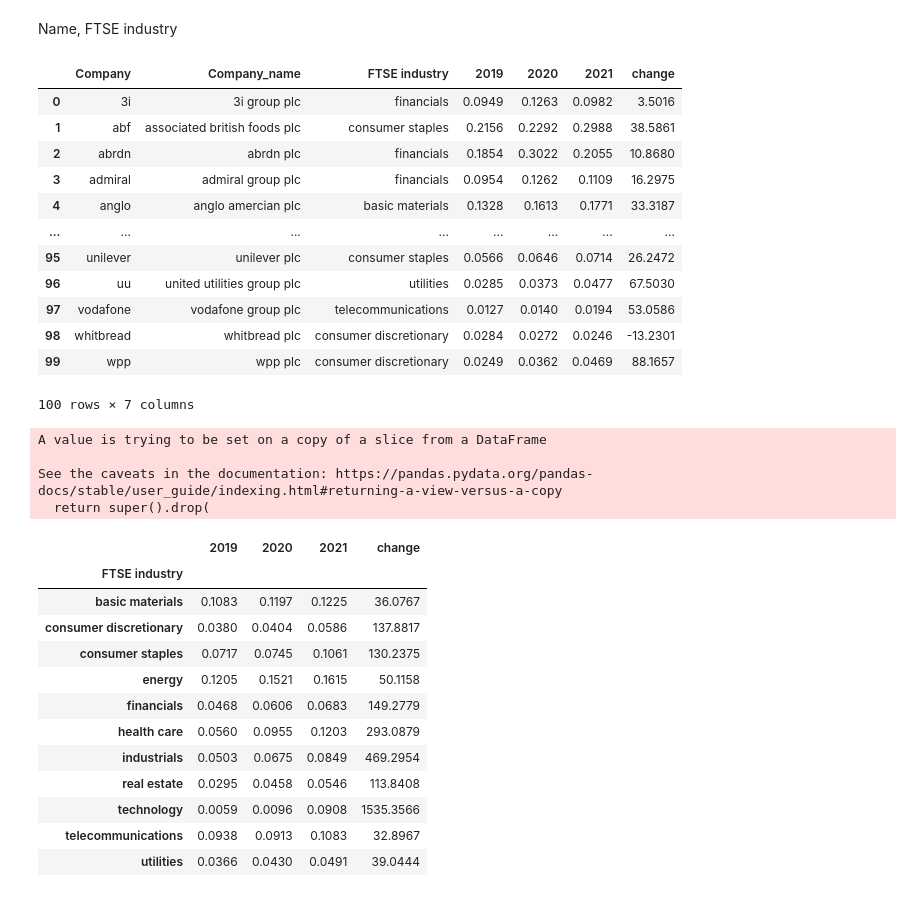
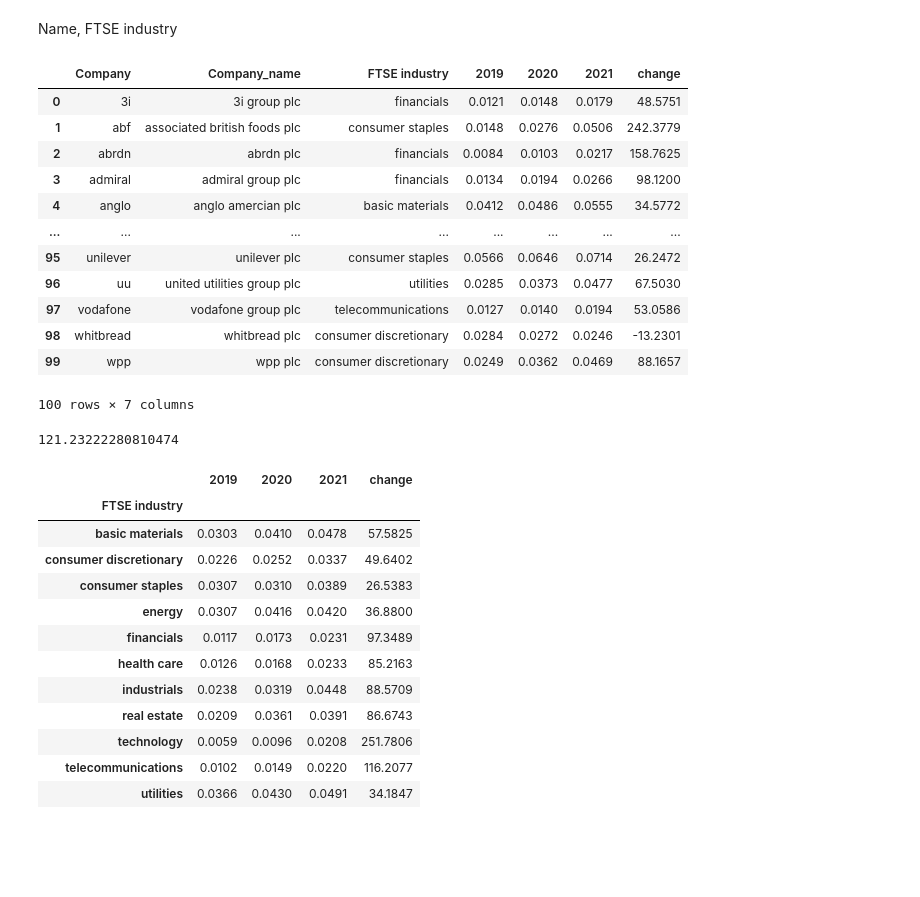
Before and after one commit to gonzalezcortes/NLP_with_ClimateBert, a Jupyter notebook: data_04_results_paper.ipynb, the cells around one changed output. Drawn from its saved outputs; the diff is of its cells as text; code cells hidden in the pictures; blank space fills up the shorter version.

```diff
--- a/data_04_results_paper.ipynb
+++ b/data_04_results_paper.ipynb
@@ -18,7 +18,8 @@ Drive already mounted at /content/drive; to attempt to forcibly remount, call dr
 # %%
 directory = '/content/drive/My Drive/Research Papers/Climate_2022/'
 # %%
-data = pd.read_csv(directory+'detailed_results_12_05_2022-12_46_33.csv')
+#data = pd.read_csv(directory+'detailed_results_12_05_2022-12_46_33.csv')
+data = pd.read_csv(directory+'detailed_results_12_19_2022-13_20_12.csv')
 # %%
 data.head()
 # %% [output]
@@ -167,11 +168,11 @@ data = data[['Company', 'Company_name', 'FTSE industry', '2019', '2020', '2021',
 data.round(4)
 # %% [output]
 |  | Company | Company_name | FTSE industry | 2019 | 2020 | 2021 | change |
-| 0 | 3i | 3i group plc | financials | 0.0949 | 0.1263 | 0.0982 | 3.5016 |
-| 1 | abf | associated british foods plc | consumer staples | 0.2156 | 0.2292 | 0.2988 | 38.5861 |
-| 2 | abrdn | abrdn plc | financials | 0.1854 | 0.3022 | 0.2055 | 10.8680 |
-| 3 | admiral | admiral group plc | financials | 0.0954 | 0.1262 | 0.1109 | 16.2975 |
-| 4 | anglo | anglo amercian plc | basic materials | 0.1328 | 0.1613 | 0.1771 | 33.3187 |
+| 0 | 3i | 3i group plc | financials | 0.0121 | 0.0148 | 0.0179 | 48.5751 |
+| 1 | abf | associated british foods plc | consumer staples | 0.0148 | 0.0276 | 0.0506 | 242.3779 |
+| 2 | abrdn | abrdn plc | financials | 0.0084 | 0.0103 | 0.0217 | 158.7625 |
+| 3 | admiral | admiral group plc | financials | 0.0134 | 0.0194 | 0.0266 | 98.1200 |
+| 4 | anglo | anglo amercian plc | basic materials | 0.0412 | 0.0486 | 0.0555 | 34.5772 |
 | ... | ... | ... | ... | ... | ... | ... | ... |
 | 95 | unilever | unilever plc | consumer staples | 0.0566 | 0.0646 | 0.0714 | 26.2472 |
 | 96 | uu | united utilities group plc | utilities | 0.0285 | 0.0373 | 0.0477 | 67.5030 |
@@ -179,28 +180,34 @@ data.round(4)
 | 98 | whitbread | whitbread plc | consumer discretionary | 0.0284 | 0.0272 | 0.0246 | -13.2301 |
 | 99 | wpp | wpp plc | consumer discretionary | 0.0249 | 0.0362 | 0.0469 | 88.1657 |
 100 rows × 7 columns
+# %%
+data.drop(data[data['Company'] == 'hl'].index, inplace = True)
+# %%
+data['change'].mean()
+# %% [output]
+121.23222280810474
+# %%
+data_b = data.copy()
+data_b = data_b.drop(columns=['change'])
 # %%
-data_grouped = data.drop([42], inplace = True )
-data_grouped = data.groupby(['FTSE industry']).mean()
+data_grouped = data_b.groupby(['FTSE industry']).mean()
+data_grouped['change'] = ((data_grouped['2021']-data_grouped['2019'])/data_grouped['2019'])
+
 data_grouped.round(4)
 # %% [output]
-A value is trying to be set on a copy of a slice from a DataFrame
-
-See the caveats in the documentation: https://pandas.pydata.org/pandas-docs/stable/user_guide/indexing.html#returning-a-view-versus-a-copy
-  return super().drop(
 |  | 2019 | 2020 | 2021 | change |
 | FTSE industry |  |  |  |  |
-| basic materials | 0.1083 | 0.1197 | 0.1225 | 36.0767 |
-| consumer discretionary | 0.0380 | 0.0404 | 0.0586 | 137.8817 |
-| consumer staples | 0.0717 | 0.0745 | 0.1061 | 130.2375 |
-| energy | 0.1205 | 0.1521 | 0.1615 | 50.1158 |
-| financials | 0.0468 | 0.0606 | 0.0683 | 149.2779 |
-| health care | 0.0560 | 0.0955 | 0.1203 | 293.0879 |
-| industrials | 0.0503 | 0.0675 | 0.0849 | 469.2954 |
-| real estate | 0.0295 | 0.0458 | 0.0546 | 113.8408 |
-| technology | 0.0059 | 0.0096 | 0.0908 | 1535.3566 |
-| telecommunications | 0.0938 | 0.0913 | 0.1083 | 32.8967 |
-| utilities | 0.0366 | 0.0430 | 0.0491 | 39.0444 |
+| basic materials | 0.0303 | 0.0410 | 0.0478 | 57.5825 |
+| consumer discretionary | 0.0226 | 0.0252 | 0.0337 | 49.6402 |
+| consumer staples | 0.0307 | 0.0310 | 0.0389 | 26.5383 |
+| energy | 0.0307 | 0.0416 | 0.0420 | 36.8800 |
+| financials | 0.0117 | 0.0173 | 0.0231 | 97.3489 |
+| health care | 0.0126 | 0.0168 | 0.0233 | 85.2163 |
+| industrials | 0.0238 | 0.0319 | 0.0448 | 88.5709 |
+| real estate | 0.0209 | 0.0361 | 0.0391 | 86.6743 |
+| technology | 0.0059 | 0.0096 | 0.0208 | 251.7806 |
+| telecommunications | 0.0102 | 0.0149 | 0.0220 | 116.2077 |
+| utilities | 0.0366 | 0.0430 | 0.0491 | 34.1847 |
 # %%
 data_time_series = data.drop(columns=['change', 'Company'])
 # %%
```
Also changed, not shown: parts of 5 cells of this notebook.
